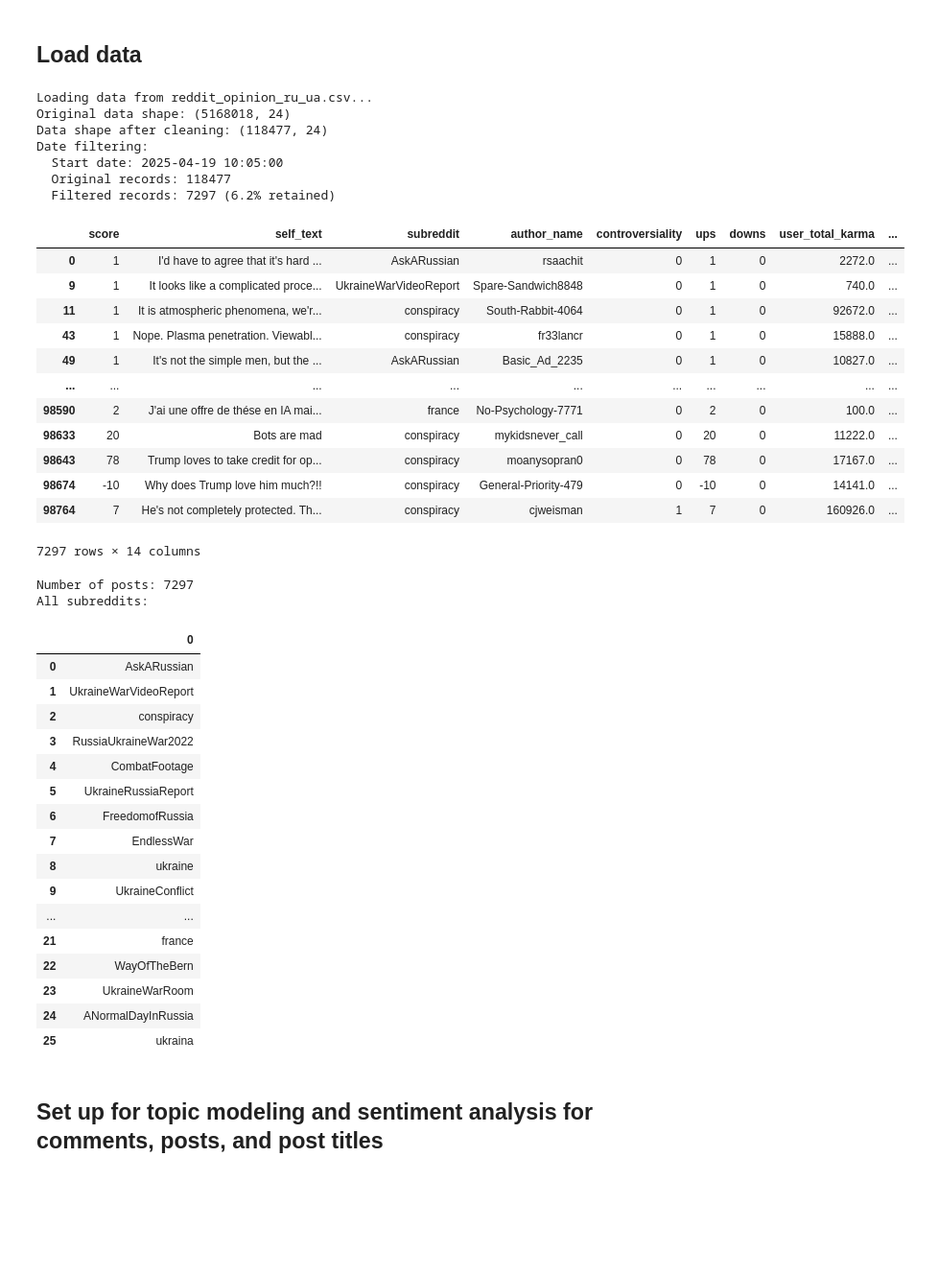
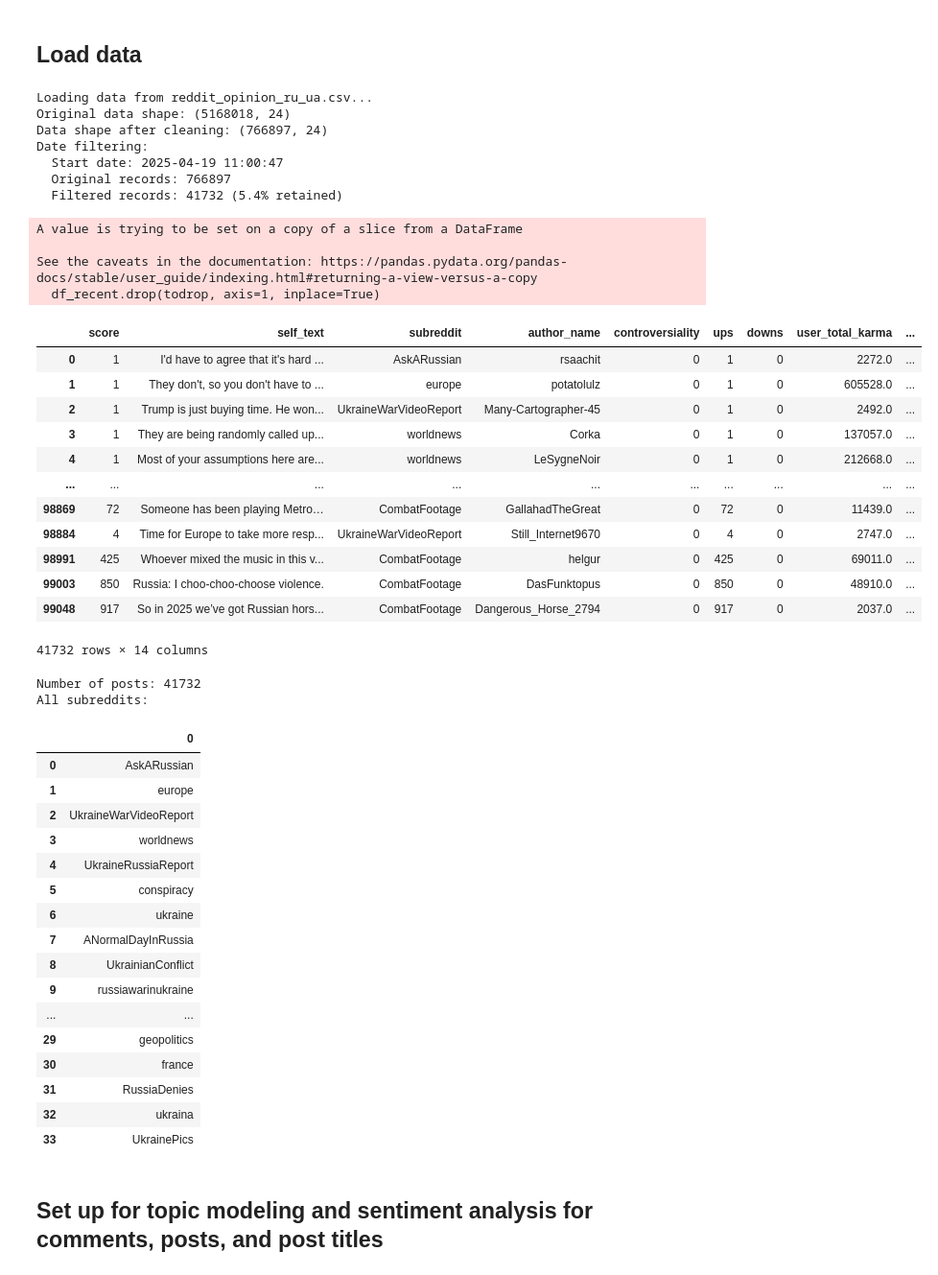
Before and after one commit to Nithin-Alluru/Reddit-Russia-Ukraine-Discourse-Analysis, a Jupyter notebook: text_analysis.ipynb, the cells around one changed output. Shown: that part at 96% size. Saved outputs shown, nothing was run; the diff lists cells and outputs as text; code cells hidden in the pictures; blank space fills up the shorter version.

```diff
--- a/text_analysis.ipynb
+++ b/text_analysis.ipynb
@@ -25,9 +25,6 @@ def load_and_clean_data(filepath):
 
         # Remove duplicate user-subreddit combinations
         df_unique = df.drop_duplicates(subset=['author_name', 'subreddit']).copy()
-
-        # Remove empty texts
-        df_unique = df_unique.dropna(subset=["self_text", "post_self_text", "post_title"])
 
         print(f"Data shape after cleaning: {df_unique.shape}")
 
@@ -99,53 +96,58 @@ df_recent = filter_by_date(df_clean, start_date=cutoff_date)
 # %% [output]
 Loading data from reddit_opinion_ru_ua.csv...
 Original data shape: (5168018, 24)
-Data shape after cleaning: (118477, 24)
+Data shape after cleaning: (766897, 24)
 Date filtering:
-  Start date: 2025-04-19 10:05:00
-  Original records: 118477
-  Filtered records: 7297 (6.2% retained)
+  Start date: 2025-04-19 11:00:47
+  Original records: 766897
+  Filtered records: 41732 (5.4% retained)
 # %%
 todrop = ["comment_id", "created_time","post_id","user_is_verified","user_account_created_time", "user_awardee_karma", "user_awarder_karma", "user_comment_karma", "user_link_karma", "post_created_time"]
-df_recent.drop(todrop, axis=1)
+df_recent.drop(todrop, axis=1, inplace=True)
+df_recent
 # %% [output]
+A value is trying to be set on a copy of a slice from a DataFrame
+
+See the caveats in the documentation: https://pandas.pydata.org/pandas-docs/stable/user_guide/indexing.html#returning-a-view-versus-a-copy
+  df_recent.drop(todrop, axis=1, inplace=True)
 |  | score | self_text | subreddit | author_name | controversiality | ups | downs | user_total_karma | ... |
 | 0 | 1 | I'd have to agree that it's hard ... | AskARussian | rsaachit | 0 | 1 | 0 | 2272.0 | ... |
-| 9 | 1 | It looks like a complicated proce... | UkraineWarVideoReport | Spare-Sandwich8848 | 0 | 1 | 0 | 740.0 | ... |
-| 11 | 1 | It is atmospheric phenomena, we'r... | conspiracy | South-Rabbit-4064 | 0 | 1 | 0 | 92672.0 | ... |
-| 43 | 1 | Nope. Plasma penetration. Viewabl... | conspiracy | fr33lancr | 0 | 1 | 0 | 15888.0 | ... |
-| 49 | 1 | It's not the simple men, but the ... | AskARussian | Basic_Ad_2235 | 0 | 1 | 0 | 10827.0 | ... |
+| 1 | 1 | They don't, so you don't have to ... | europe | potatolulz | 0 | 1 | 0 | 605528.0 | ... |
+| 2 | 1 | Trump is just buying time. He won... | UkraineWarVideoReport | Many-Cartographer-45 | 0 | 1 | 0 | 2492.0 | ... |
+| 3 | 1 | They are being randomly called up... | worldnews | Corka | 0 | 1 | 0 | 137057.0 | ... |
+| 4 | 1 | Most of your assumptions here are... | worldnews | LeSygneNoir | 0 | 1 | 0 | 212668.0 | ... |
 | ... | ... | ... | ... | ... | ... | ... | ... | ... | ... |
-| 98590 | 2 | J'ai une offre de thése en IA mai... | france | No-Psychology-7771 | 0 | 2 | 0 | 100.0 | ... |
-| 98633 | 20 | Bots are mad | conspiracy | mykidsnever_call | 0 | 20 | 0 | 11222.0 | ... |
-| 98643 | 78 | Trump loves to take credit for op... | conspiracy | moanysopran0 | 0 | 78 | 0 | 17167.0 | ... |
-| 98674 | -10 | Why does Trump love him much?!! | conspiracy | General-Priority-479 | 0 | -10 | 0 | 14141.0 | ... |
-| 98764 | 7 | He's not completely protected. Th... | conspiracy | cjweisman | 1 | 7 | 0 | 160926.0 | ... |
+| 98869 | 72 | Someone has been playing Metro… | CombatFootage | GallahadTheGreat | 0 | 72 | 0 | 11439.0 | ... |
+| 98884 | 4 | Time for Europe to take more resp... | UkraineWarVideoReport | Still_Internet9670 | 0 | 4 | 0 | 2747.0 | ... |
+| 98991 | 425 | Whoever mixed the music in this v... | CombatFootage | helgur | 0 | 425 | 0 | 69011.0 | ... |
+| 99003 | 850 | Russia: I choo-choo-choose violence. | CombatFootage | DasFunktopus | 0 | 850 | 0 | 48910.0 | ... |
+| 99048 | 917 | So in 2025 we’ve got Russian hors... | CombatFootage | Dangerous_Horse_2794 | 0 | 917 | 0 | 2037.0 | ... |
-7297 rows × 14 columns
+41732 rows × 14 columns
 # %%
 # Get basic information
 print("Number of posts:", len(df_recent))
 print("All subreddits:")
 pd.DataFrame(df_recent.subreddit.explode().unique())
 # %% [output]
-Number of posts: 7297
+Number of posts: 41732
 All subreddits:
 |  | 0 |
 | 0 | AskARussian |
-| 1 | UkraineWarVideoReport |
-| 2 | conspiracy |
-| 3 | RussiaUkraineWar2022 |
-| 4 | CombatFootage |
-| 5 | UkraineRussiaReport |
-| 6 | FreedomofRussia |
-| 7 | EndlessWar |
-| 8 | ukraine |
-| 9 | UkraineConflict |
+| 1 | europe |
+| 2 | UkraineWarVideoReport |
+| 3 | worldnews |
+| 4 | UkraineRussiaReport |
+| 5 | conspiracy |
+| 6 | ukraine |
+| 7 | ANormalDayInRussia |
+| 8 | UkrainianConflict |
+| 9 | russiawarinukraine |
 | ... | ... |
-| 21 | france |
-| 22 | WayOfTheBern |
-| 23 | UkraineWarRoom |
-| 24 | ANormalDayInRussia |
-| 25 | ukraina |
+| 29 | geopolitics |
+| 30 | france |
+| 31 | RussiaDenies |
+| 32 | ukraina |
+| 33 | UkrainePics |
 # %% [markdown]
 ## Set up for topic modeling and sentiment analysis for comments, posts, and post titles
 # %%
```
Also changed, not shown: parts of 9 cells of this notebook.
